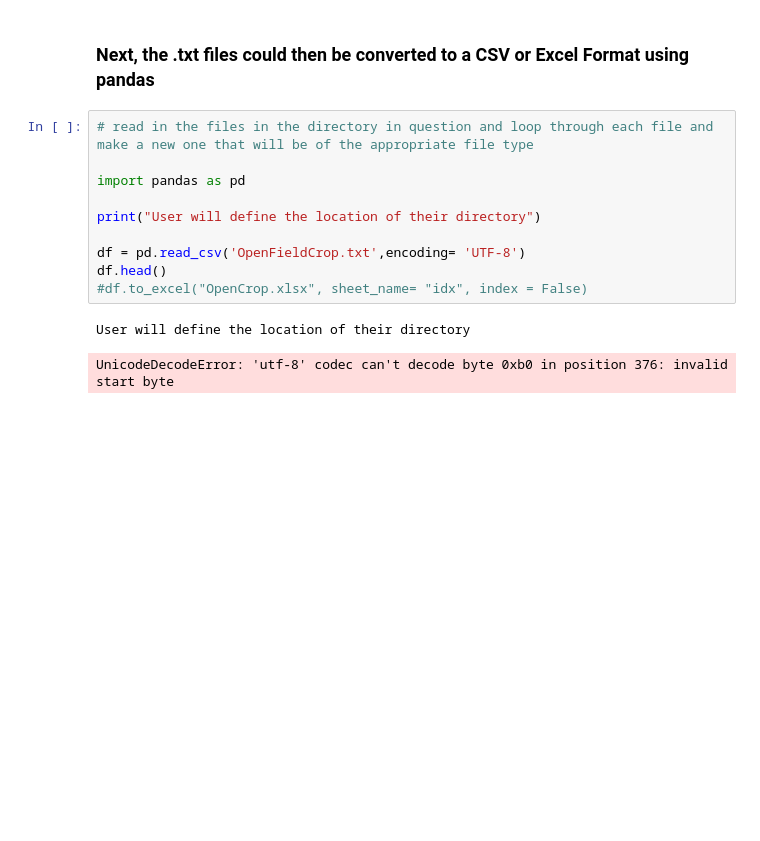
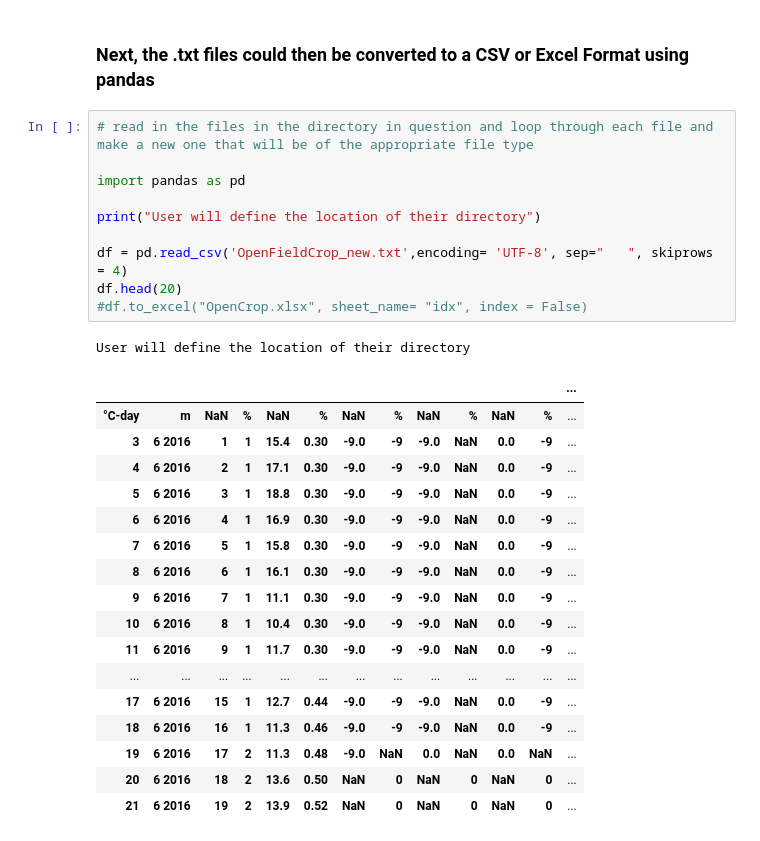
Before and after one commit to loganrower/BEE322_Thermo, a Jupyter notebook: OUT_to_CSV/Out_to_CSV.ipynb, the cells around one changed output. Drawn from its saved outputs; the diff is of its cells as text; blank space fills up the shorter version.

```diff
--- a/OUT_to_CSV/Out_to_CSV.ipynb
+++ b/OUT_to_CSV/Out_to_CSV.ipynb
@@ -11,13 +11,29 @@ ren * .OUT * .txt
 # %%
 # read in the files in the directory in question and loop through each file and make a new one that will be of the appropriate file type
 
 import pandas as pd
 
 print("User will define the location of their directory")
 
-df = pd.read_csv('OpenFieldCrop.txt',encoding= 'UTF-8')
-df.head()
+df = pd.read_csv('OpenFieldCrop_new.txt',encoding= 'UTF-8', sep="   ", skiprows = 4)
+df.head(20)
 #df.to_excel("OpenCrop.xlsx", sheet_name= "idx", index = False)
 # %% [output]
 User will define the location of their directory
-UnicodeDecodeError: 'utf-8' codec can't decode byte 0xb0 in position 376: invalid start byte
+|  |  |  |  |  |  |  |  |  |  |  |  | ... |
+| °C-day | m | NaN | % | NaN | % | NaN | % | NaN | % | NaN | % | ... |
+| 3 | 6 2016 | 1 | 1 | 15.4 | 0.30 | -9.0 | -9 | -9.0 | NaN | 0.0 | -9 | ... |
+| 4 | 6 2016 | 2 | 1 | 17.1 | 0.30 | -9.0 | -9 | -9.0 | NaN | 0.0 | -9 | ... |
+| 5 | 6 2016 | 3 | 1 | 18.8 | 0.30 | -9.0 | -9 | -9.0 | NaN | 0.0 | -9 | ... |
+| 6 | 6 2016 | 4 | 1 | 16.9 | 0.30 | -9.0 | -9 | -9.0 | NaN | 0.0 | -9 | ... |
+| 7 | 6 2016 | 5 | 1 | 15.8 | 0.30 | -9.0 | -9 | -9.0 | NaN | 0.0 | -9 | ... |
+| 8 | 6 2016 | 6 | 1 | 16.1 | 0.30 | -9.0 | -9 | -9.0 | NaN | 0.0 | -9 | ... |
+| 9 | 6 2016 | 7 | 1 | 11.1 | 0.30 | -9.0 | -9 | -9.0 | NaN | 0.0 | -9 | ... |
+| 10 | 6 2016 | 8 | 1 | 10.4 | 0.30 | -9.0 | -9 | -9.0 | NaN | 0.0 | -9 | ... |
+| 11 | 6 2016 | 9 | 1 | 11.7 | 0.30 | -9.0 | -9 | -9.0 | NaN | 0.0 | -9 | ... |
+| ... | ... | ... | ... | ... | ... | ... | ... | ... | ... | ... | ... | ... |
+| 17 | 6 2016 | 15 | 1 | 12.7 | 0.44 | -9.0 | -9 | -9.0 | NaN | 0.0 | -9 | ... |
+| 18 | 6 2016 | 16 | 1 | 11.3 | 0.46 | -9.0 | -9 | -9.0 | NaN | 0.0 | -9 | ... |
+| 19 | 6 2016 | 17 | 2 | 11.3 | 0.48 | -9.0 | NaN | 0.0 | NaN | 0.0 | NaN | ... |
+| 20 | 6 2016 | 18 | 2 | 13.6 | 0.50 | NaN | 0 | NaN | 0 | NaN | 0 | ... |
+| 21 | 6 2016 | 19 | 2 | 13.9 | 0.52 | NaN | 0 | NaN | 0 | NaN | 0 | ... |
```
